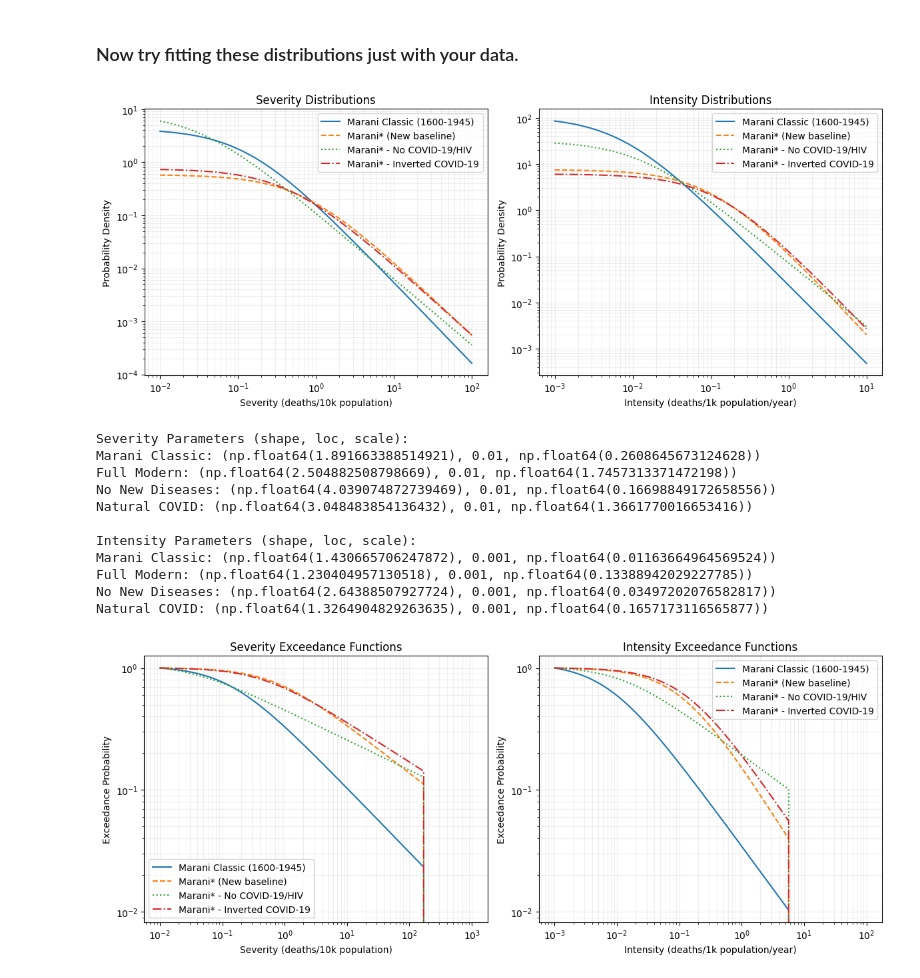
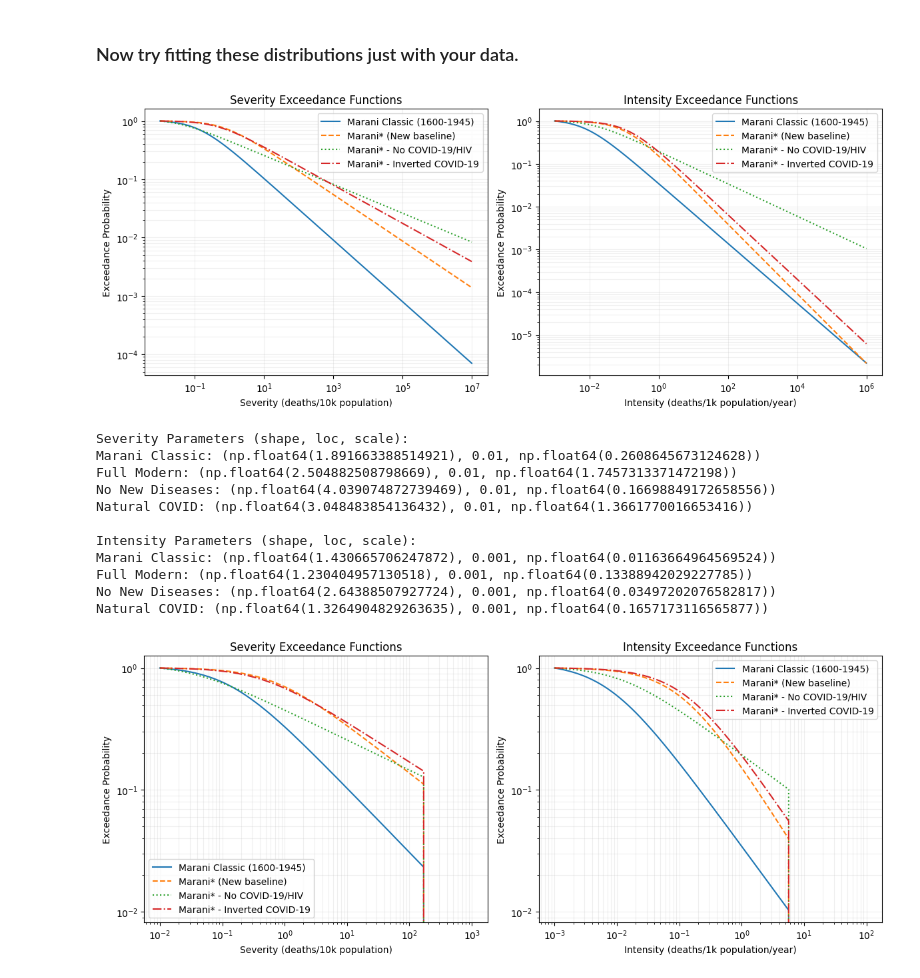
Before and after one commit to DevInnovationLab/pandemic_model_public, a Jupyter notebook: python/notebooks/19 exceedance_robustness_check.ipynb, the cells around one changed output. Cells and saved outputs as stored; diff of their text form; code cells hidden in the pictures.

```diff
--- a/python/notebooks/19 exceedance_robustness_check.ipynb
+++ b/python/notebooks/19 exceedance_robustness_check.ipynb
@@ -58,66 +58,65 @@ our_df_no_new_int_params = genpareto.fit(our_df_no_new['intensity'], floc=MU_PRI
 our_df_natural_covid_sev_params = genpareto.fit(our_df_natural_covid['severity_smu'], floc=SMU_THRESH)
 our_df_natural_covid_int_params = genpareto.fit(our_df_natural_covid['intensity'], floc=MU_PRIME)
 # %%
-
 # Create plots comparing distributions
 fig, (ax1, ax2) = plt.subplots(1, 2, figsize=(12, 5))
 
-# Plot severity distributions
-x_sev = np.logspace(np.log10(SMU_THRESH), 2, 1000)
-ax1.plot(x_sev, genpareto.pdf(x_sev, *marani_classic_sev_params),
+# Plot severity exceedance functions
+x_sev = np.logspace(np.log10(SMU_THRESH), 7, 1000)
+ax1.plot(x_sev, 1 - genpareto.cdf(x_sev, *marani_classic_sev_params),
          label='Marani Classic (1600-1945)', linestyle='-')
-ax1.plot(x_sev, genpareto.pdf(x_sev, *our_df_sev_params),
+ax1.plot(x_sev, 1 - genpareto.cdf(x_sev, *our_df_sev_params),
          label='Marani* (New baseline)', linestyle='--')
-ax1.plot(x_sev, genpareto.pdf(x_sev, *our_df_no_new_sev_params),
+ax1.plot(x_sev, 1 - genpareto.cdf(x_sev, *our_df_no_new_sev_params),
          label='Marani* - No COVID-19/HIV', linestyle=':')
-ax1.plot(x_sev, genpareto.pdf(x_sev, *our_df_natural_covid_sev_params),
+ax1.plot(x_sev, 1 - genpareto.cdf(x_sev, *our_df_natural_covid_sev_params),
          label='Marani* - Inverted COVID-19', linestyle='-.')
 
 ax1.set_xscale('log')
 ax1.set_yscale('log')
 ax1.set_xlabel('Severity (deaths/10k population)')
-ax1.set_ylabel('Probability Density')
-ax1.set_title('Severity Distributions')
+ax1.set_ylabel('Exceedance Probability')
+ax1.set_title('Severity Exceedance Functions')
 ax1.legend()
 ax1.grid(True, which="both", ls="-", alpha=0.2)
 
-# Plot intensity distributions
+# Plot intensity exceedance functions
 orig_marani_classic_int_params = (1.41, 1e-3, 0.0113)
-x_int = np.logspace(np.log10(MU_PRIME), 1, 1000)
-ax2.plot(x_int, genpareto.pdf(x_int, *marani_classic_int_params),
+x_int = np.logspace(np.log10(MU_PRIME), 6, 1000)
+ax2.plot(x_int, 1 - genpareto.cdf(x_int, *marani_classic_int_params),
          label='Marani Classic (1600-1945)')
-ax2.plot(x_int, genpareto.pdf(x_int, *our_df_int_params),
+ax2.plot(x_int, 1 - genpareto.cdf(x_int, *our_df_int_params),
          label='Marani* (New baseline)', linestyle='--')
-ax2.plot(x_int, genpareto.pdf(x_int, *our_df_no_new_int_params),
+ax2.plot(x_int, 1 - genpareto.cdf(x_int, *our_df_no_new_int_params),
          label='Marani* - No COVID-19/HIV', linestyle=':')
-ax2.plot(x_int, genpareto.pdf(x_int, *our_df_natural_covid_int_params),
+ax2.plot(x_int, 1 - genpareto.cdf(x_int, *our_df_natural_covid_int_params),
          label='Marani* - Inverted COVID-19', linestyle='-.')
 
 ax2.set_xscale('log')
 ax2.set_yscale('log')
 ax2.set_xlabel('Intensity (deaths/1k population/year)')
-ax2.set_ylabel('Probability Density')
-ax2.set_title('Intensity Distributions')
+ax2.set_ylabel('Exceedance Probability')
+ax2.set_title('Intensity Exceedance Functions')
 ax2.legend()
 ax2.grid(True, which="both", ls="-", alpha=0.2)
 
 plt.tight_layout()
 plt.show()
 
 # Print the parameters for reference
 print("\nSeverity Parameters (shape, loc, scale):")
 print(f"Marani Classic: {marani_classic_sev_params}")
 print(f"Full Modern: {our_df_sev_params}")
 print(f"No New Diseases: {our_df_no_new_sev_params}")
 print(f"Natural COVID: {our_df_natural_covid_sev_params}")
 
 print("\nIntensity Parameters (shape, loc, scale):")
 print(f"Marani Classic: {marani_classic_int_params}")
 print(f"Full Modern: {our_df_int_params}")
 print(f"No New Diseases: {our_df_no_new_int_params}")
 print(f"Natural COVID: {our_df_natural_covid_int_params}")
 # %% [output]
-[figure, old version]
+[figure, new version]
 Severity Parameters (shape, loc, scale):
 Marani Classic: (np.float64(1.891663388514921), 0.01, np.float64(0.2608645673124628))
 Full Modern: (np.float64(2.504882508798669), 0.01, np.float64(1.7457313371472198))
```
Also changed, not shown: 1 other file.
